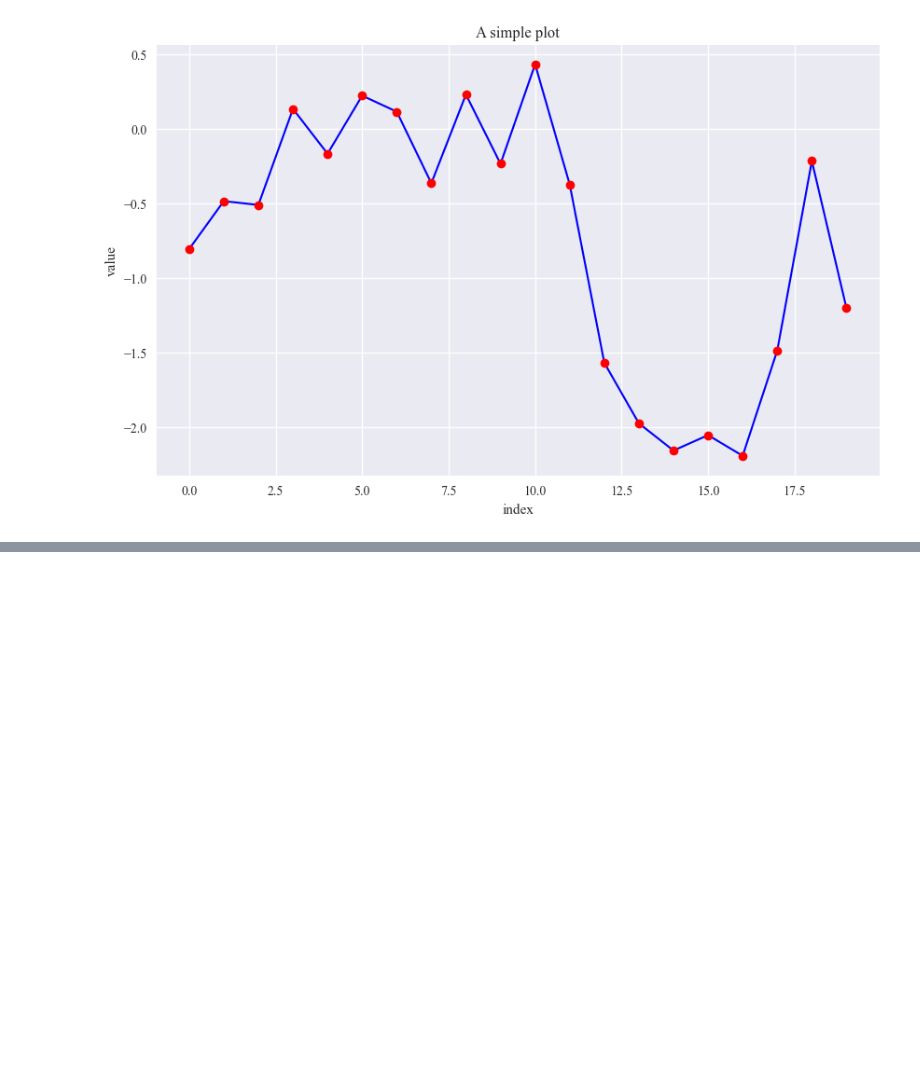
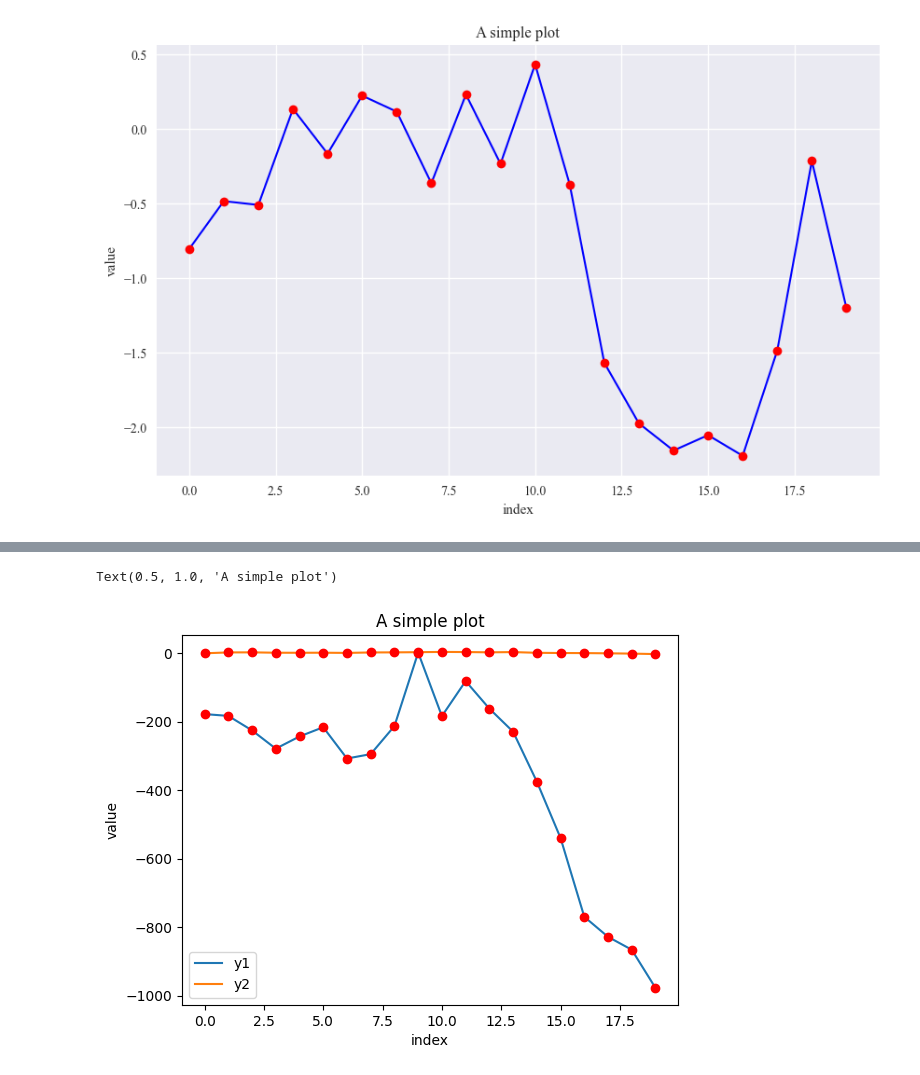
Before and after one commit to duxingru0206-ui/Python-for-Finance, a Jupyter notebook: Data Visualization.ipynb, the cells around one changed output, grey strips where cells are left out. Cells and saved outputs as stored; diff of their text form; code cells hidden in the pictures; blank space fills up the shorter version.

```diff
--- a/Data Visualization.ipynb
+++ b/Data Visualization.ipynb
@@ -58,0 +86,12 @@ Text(0.5, 1.0, 'A simple plot')
+# %%
+y[:,0]=y[:,0]*100
+plt.plot(y[:,0],lw=1.5,label='y1')
+plt.plot(y[:,1],lw=1.5,label='y2')
+plt.plot(y,'ro')
+plt.legend(loc=0)
+plt.xlabel('index')
+plt.ylabel('value')
+plt.title('A simple plot')
+# %% [output]
+Text(0.5, 1.0, 'A simple plot')
+[figure, added]
```
Also changed, not shown: parts of 4 cells of this notebook.
